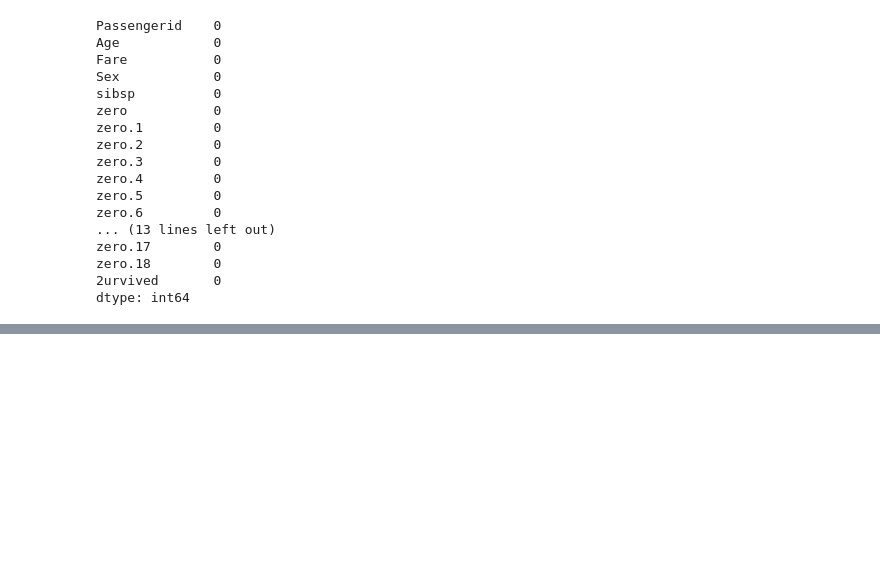
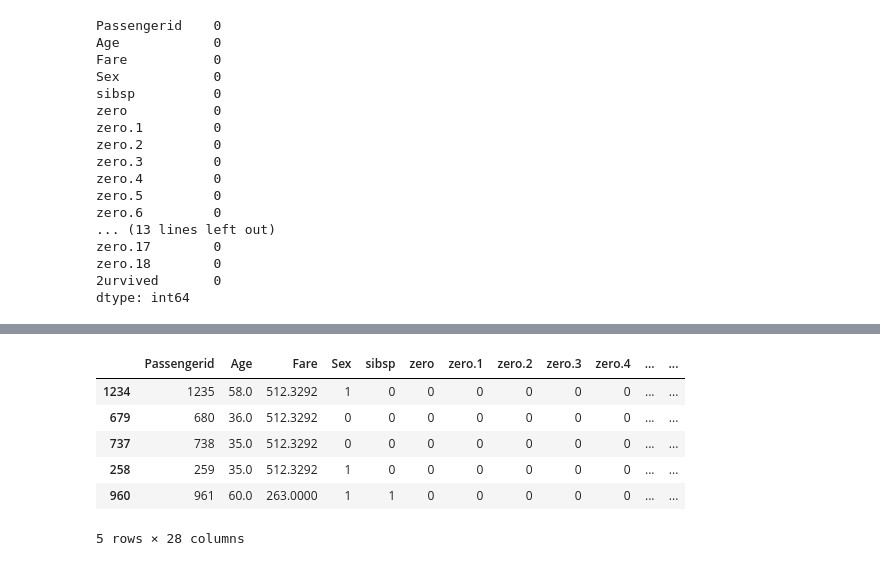
Before and after one commit to YouanesAttia/python-professional, a Jupyter notebook: week6_data_science/day2/02_pandas_basics.ipynb, the cells around one changed output, grey strips where cells are left out. Saved outputs shown, nothing was run; the diff lists cells and outputs as text; code cells hidden in the pictures; blank space fills up the shorter version.

```diff
--- a/week6_data_science/day2/02_pandas_basics.ipynb
+++ b/week6_data_science/day2/02_pandas_basics.ipynb
@@ -172,0 +184,11 @@ dtype: int64
+# %%
+data_sorted_fare = data.sort_values(by='Fare', ascending=False)
+data_sorted_fare.head()
+# %% [output]
+|  | Passengerid | Age | Fare | Sex | sibsp | zero | zero.1 | zero.2 | zero.3 | zero.4 | ... | ... |
+| 1234 | 1235 | 58.0 | 512.3292 | 1 | 0 | 0 | 0 | 0 | 0 | 0 | ... | ... |
+| 679 | 680 | 36.0 | 512.3292 | 0 | 0 | 0 | 0 | 0 | 0 | 0 | ... | ... |
+| 737 | 738 | 35.0 | 512.3292 | 0 | 0 | 0 | 0 | 0 | 0 | 0 | ... | ... |
+| 258 | 259 | 35.0 | 512.3292 | 1 | 0 | 0 | 0 | 0 | 0 | 0 | ... | ... |
+| 960 | 961 | 60.0 | 263.0000 | 1 | 1 | 0 | 0 | 0 | 0 | 0 | ... | ... |
+5 rows × 28 columns
```
Also changed, not shown: parts of 2 cells of this notebook.
